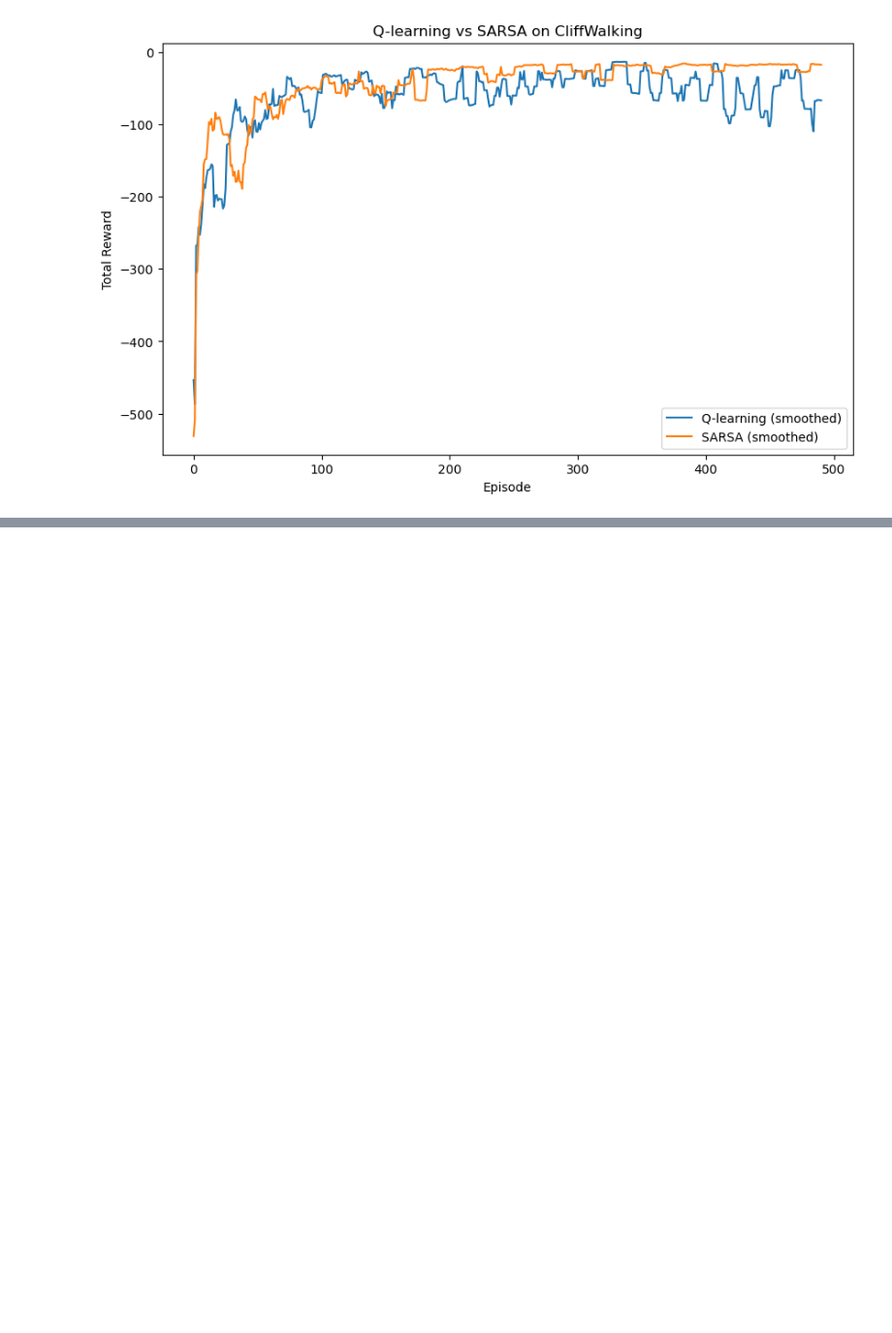
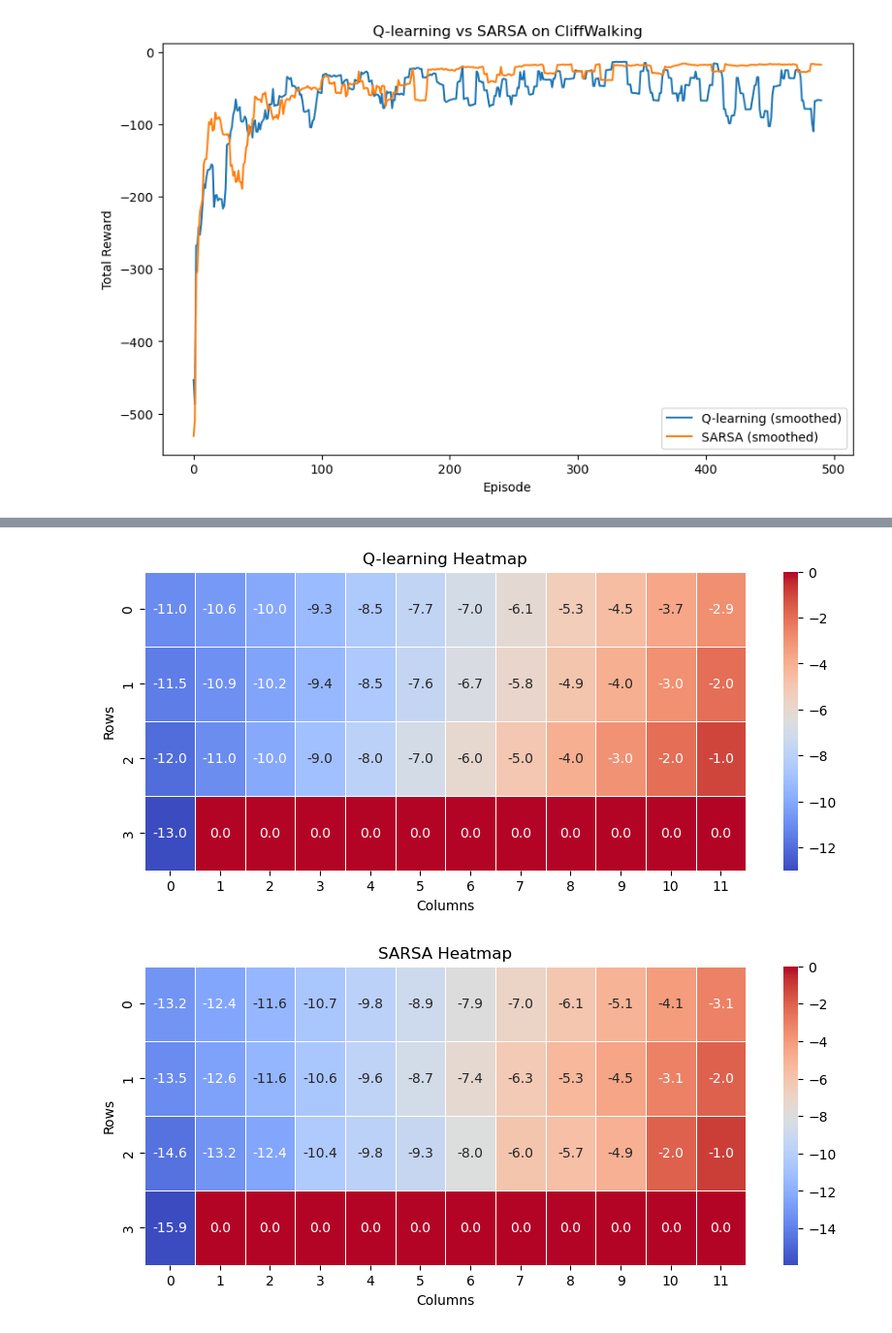
Before and after one commit to zhenyubu/ECE7202, a Jupyter notebook: hw4/hw4.ipynb, the cells around one changed output, grey strips where cells are left out. Shown at 97% size. Drawn from its saved outputs; the diff is of its cells as text; code cells hidden in the pictures; blank space fills up the shorter version.

```diff
--- a/hw4/hw4.ipynb
+++ b/hw4/hw4.ipynb
@@ -117,0 +159,22 @@ if __name__ == "__main__":
+# %%
+import seaborn as sns
+import matplotlib.pyplot as plt
+
+def plot_q_values(Q, title="Q-values Heatmap"):
+    """
+    Plots the Q-values of the environment as a heatmap.
+    """
+    q_values = np.max(Q, axis=1).reshape((4, 12))  # Take max Q-value per state
+    plt.figure(figsize=(10, 4))
+    sns.heatmap(q_values, annot=True, cmap="coolwarm", linewidths=0.5, fmt=".1f")
+    plt.title(title)
+    plt.xlabel("Columns")
+    plt.ylabel("Rows")
+    plt.show()
+
+# Plot Q-values for Q-learning and SARSA
+plot_q_values(Q_qlearning, "Q-learning Heatmap")
+plot_q_values(Q_sarsa, "SARSA Heatmap")
+# %% [output]
+[figure, added]
+[figure, added]
```
Also changed, not shown: parts of 2 cells of this notebook.
